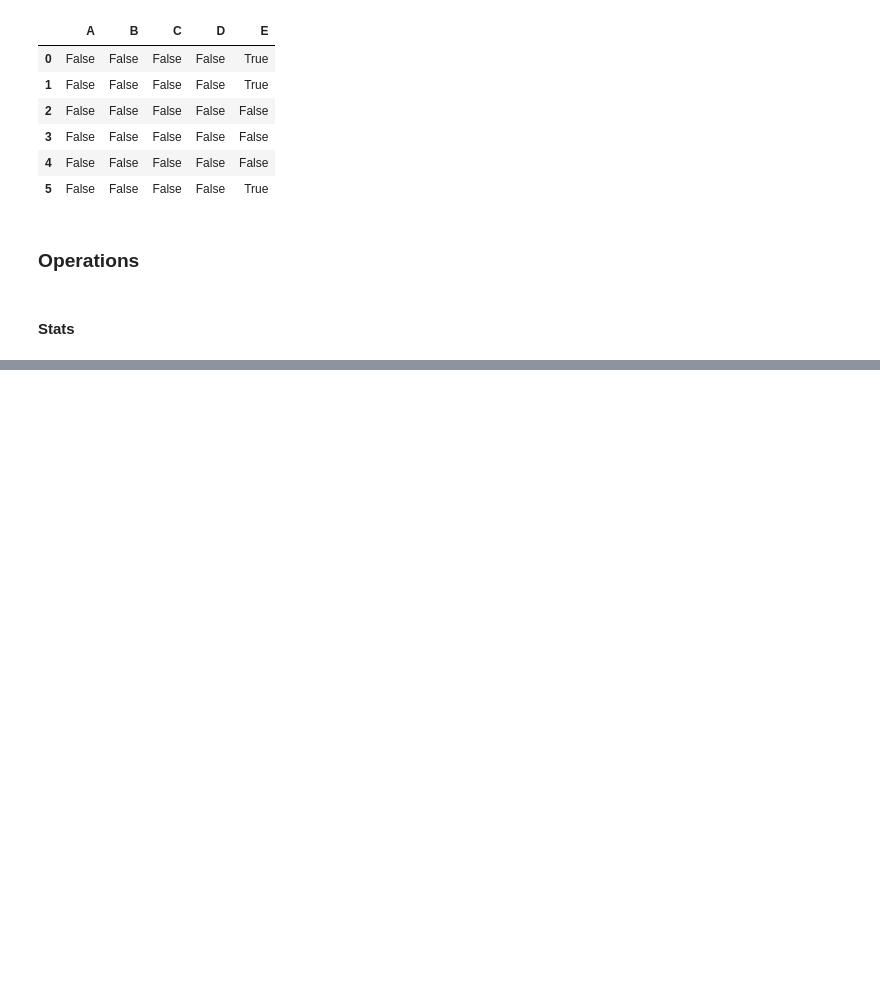
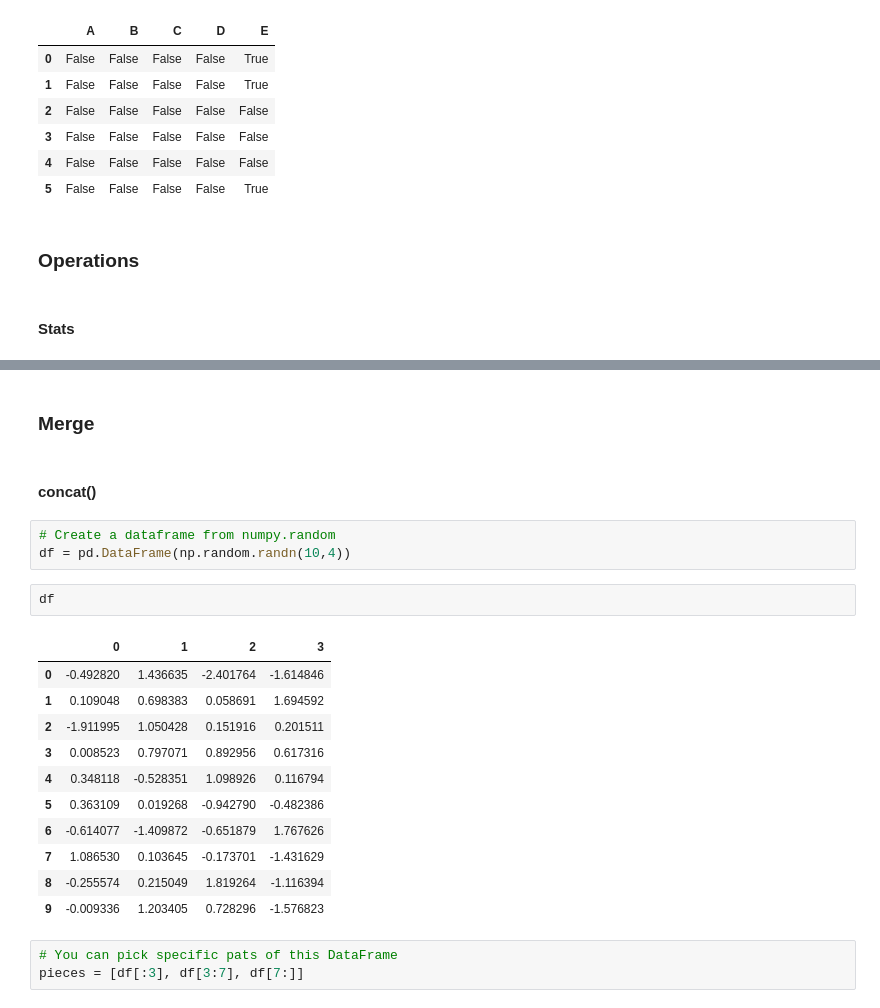
Before and after one commit to BarryClarke/10-minutes-to-Pandas, a Jupyter notebook: Pandas Tutorial.ipynb, the cells around one changed output, grey strips where cells are left out. Drawn from its saved outputs; the diff is of its cells as text; blank space fills up the shorter version.

```diff
--- a/Pandas Tutorial.ipynb
+++ b/Pandas Tutorial.ipynb
@@ -443,2 +447,26 @@ C    3.665905
 D    0.000000
 dtype: float64
+# %% [markdown]
+### Merge
+# %% [markdown]
+#### concat()
+# %%
+# Create a dataframe from numpy.random
+df = pd.DataFrame(np.random.randn(10,4))
+# %%
+df
+# %% [output]
+|  | 0 | 1 | 2 | 3 |
+| 0 | -0.492820 | 1.436635 | -2.401764 | -1.614846 |
+| 1 | 0.109048 | 0.698383 | 0.058691 | 1.694592 |
+| 2 | -1.911995 | 1.050428 | 0.151916 | 0.201511 |
+| 3 | 0.008523 | 0.797071 | 0.892956 | 0.617316 |
+| 4 | 0.348118 | -0.528351 | 1.098926 | 0.116794 |
+| 5 | 0.363109 | 0.019268 | -0.942790 | -0.482386 |
+| 6 | -0.614077 | -1.409872 | -0.651879 | 1.767626 |
+| 7 | 1.086530 | 0.103645 | -0.173701 | -1.431629 |
+| 8 | -0.255574 | 0.215049 | 1.819264 | -1.116394 |
+| 9 | -0.009336 | 1.203405 | 0.728296 | -1.576823 |
+# %%
+# You can pick specific pats of this DataFrame
+pieces = [df[:3], df[3:7], df[7:]]
```
Also changed, not shown: parts of 51 cells of this notebook.
